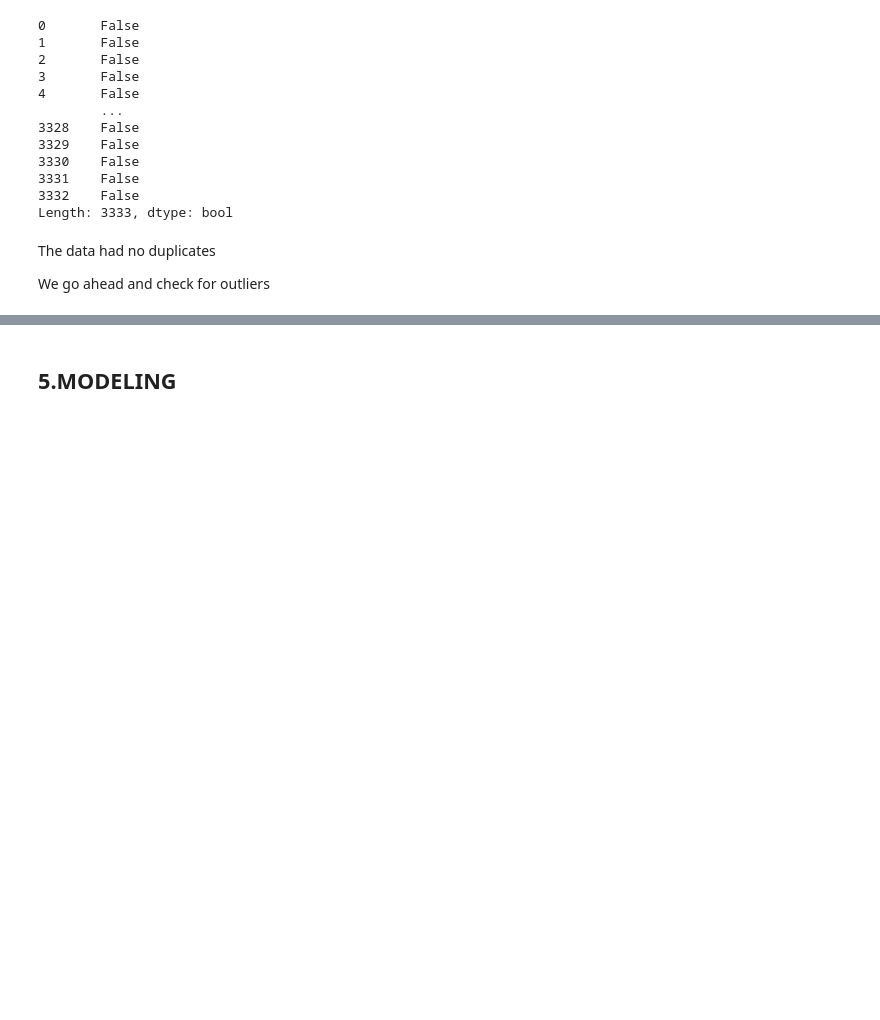
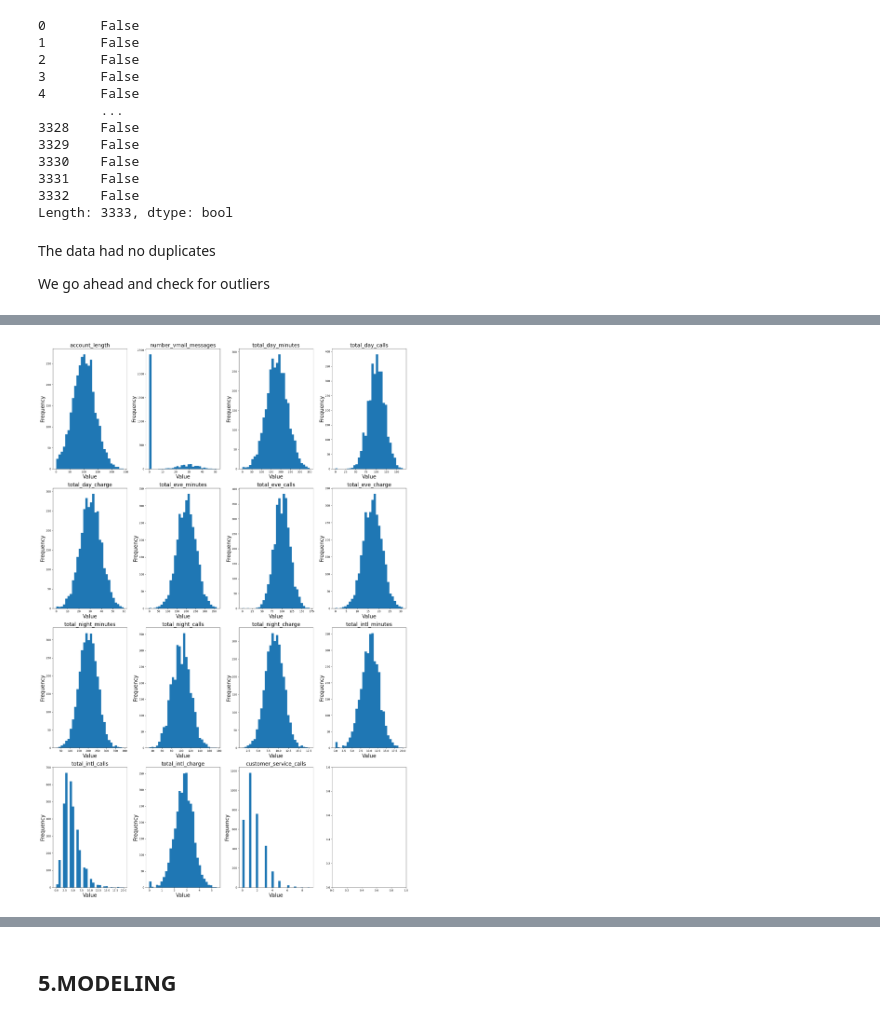
Before and after one commit to Gitahim/Syria_Tel_customer_churn_project, a Jupyter notebook: student.ipynb, the cells around one changed output, grey strips where cells are left out. Drawn from its saved outputs; the diff is of its cells as text; code cells hidden in the pictures; blank space fills up the shorter version.

```diff
--- a/student.ipynb
+++ b/student.ipynb
@@ -426,0 +462,6 @@ Our data looks  all good and we can go to the next steps of analysis and modelin
+# %%
+Categorical_variables = ['state','international_plan', 'voice_mail_plan']
+Numerical_variables = ['account_length', 'number_vmail_messages', 'total_day_minutes',
+                      'total_day_calls', 'total_day_charge', 'total_eve_minutes', 'total_eve_calls', 'total_eve_charge',
+                      'total_night_minutes', 'total_night_calls', 'total_night_charge', 'total_intl_minutes', 'total_intl_calls',
+                      'total_intl_charge', 'customer_service_calls']
@@ -426,0 +490,19 @@ Our data looks  all good and we can go to the next steps of analysis and modelin
+# %%
+# Create subplots for each numerical variable
+num_plots = len(Numerical_variables)
+num_rows = 4
+num_cols = 4
+fig, axes = plt.subplots(nrows=num_rows, ncols=num_cols, figsize=(20, 30))
+
+for i, var in enumerate(Numerical_variables):
+    row = i // num_cols
+    col = i % num_cols
+    axes[row, col].hist(data[var], bins=30)
+    axes[row, col].set_title(var,fontsize=20)
+    axes[row, col].set_xlabel('Value',fontsize=20)
+    axes[row, col].set_ylabel('Frequency',fontsize=20)
+
+plt.tight_layout()
+plt.show()
+# %% [output]
+[figure, added]
```
Also changed, not shown: parts of 37 cells of this notebook.
